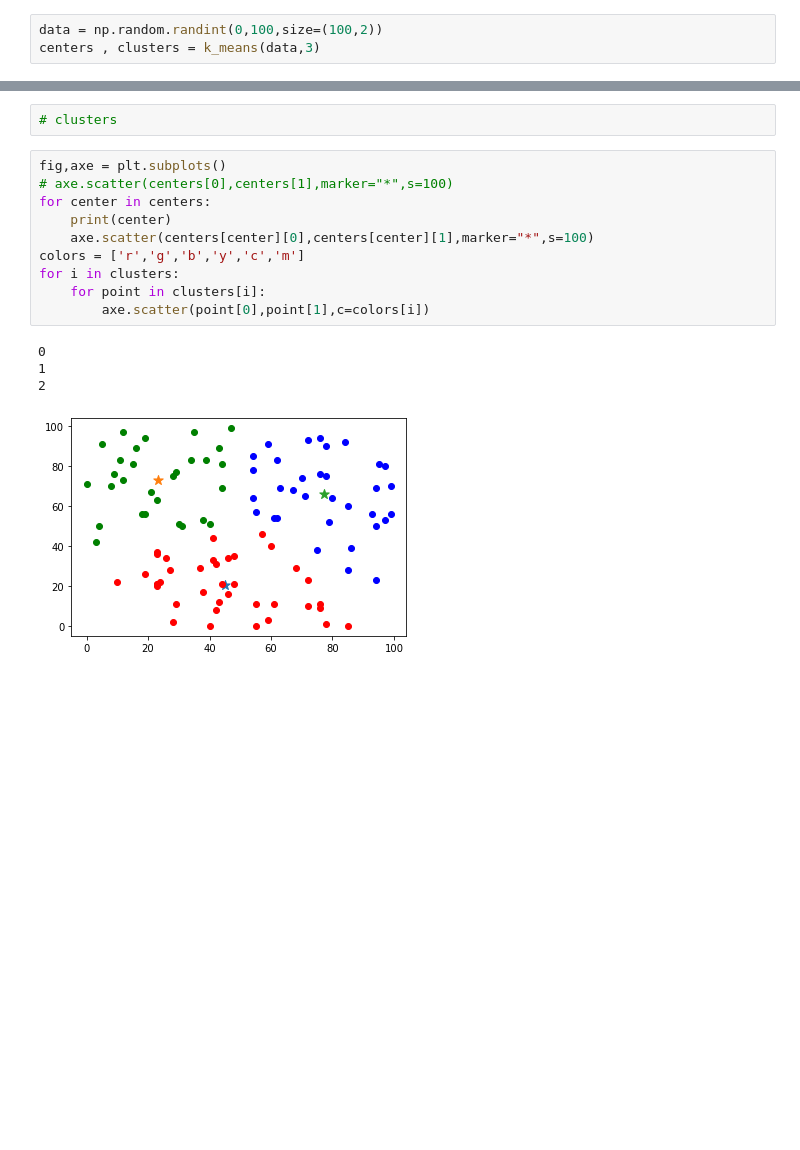
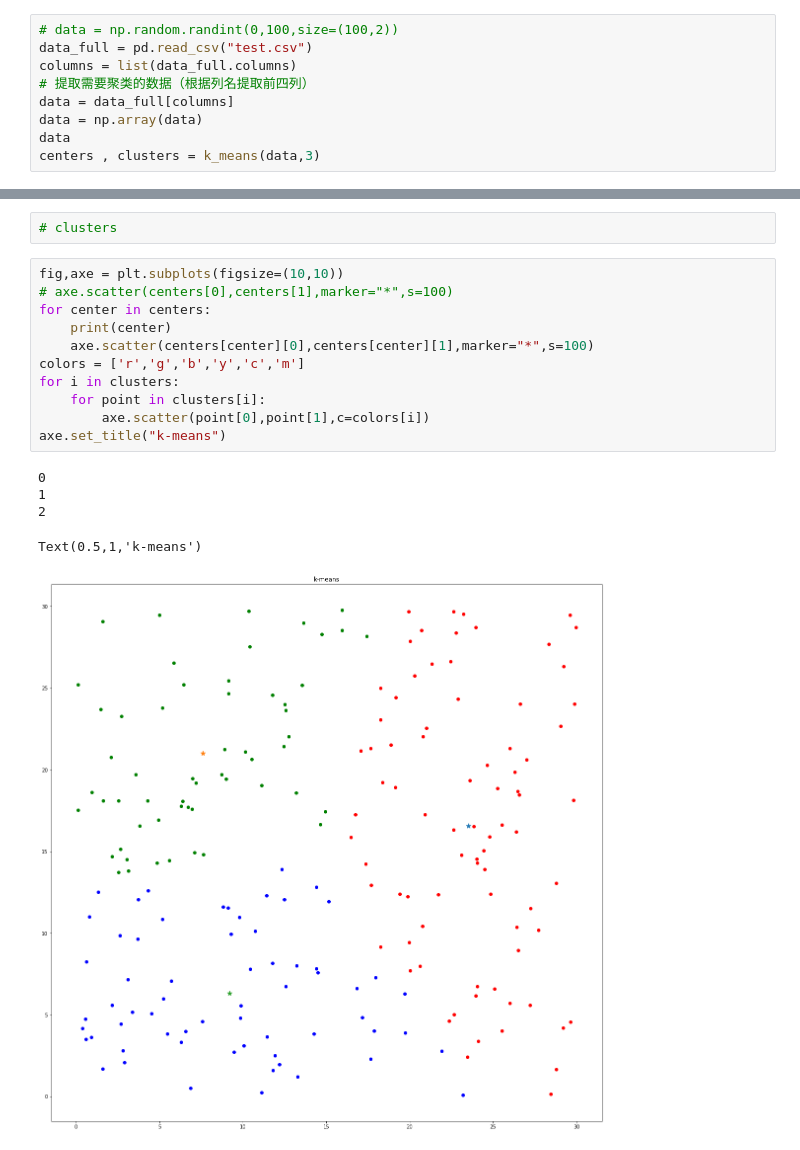
Before and after one commit to lq-debuger/k-means-and-fuzzy-c-means, a Jupyter notebook: k_means.ipynb, the cells around one changed output, grey strips where cells are left out. Saved outputs shown, nothing was run; the diff lists cells and outputs as text; blank space fills up the shorter version.

```diff
--- a/k_means.ipynb
+++ b/k_means.ipynb
@@ -50,6 +52,12 @@ def predict(p_data, centers):  # 预测新样本点所在的类
     distances = [distance(p_data, centers[c]) for c in centers]
     return np.argmin(distances)
 # %%
-data = np.random.randint(0,100,size=(100,2))
+# data = np.random.randint(0,100,size=(100,2))
+data_full = pd.read_csv("test.csv")
+columns = list(data_full.columns)
+# 提取需要聚类的数据（根据列名提取前四列）
+data = data_full[columns]
+data = np.array(data)
+data
 centers , clusters = k_means(data,3)
 # %% [output]
@@ -60,17 +71,19 @@ centers , clusters = k_means(data,3)
 # %%
 # clusters
 # %%
-fig,axe = plt.subplots()
+fig,axe = plt.subplots(figsize=(10,10))
 # axe.scatter(centers[0],centers[1],marker="*",s=100)
 for center in centers:
     print(center)
     axe.scatter(centers[center][0],centers[center][1],marker="*",s=100)
 colors = ['r','g','b','y','c','m']
 for i in clusters:
     for point in clusters[i]:
         axe.scatter(point[0],point[1],c=colors[i])
+axe.set_title("k-means")
 # %% [output]
 0
 1
 2
+Text(0.5,1,'k-means')
-[figure, old version]
+[figure, new version]
```
Also changed, not shown: parts of 2 cells of this notebook, 2 other files.
